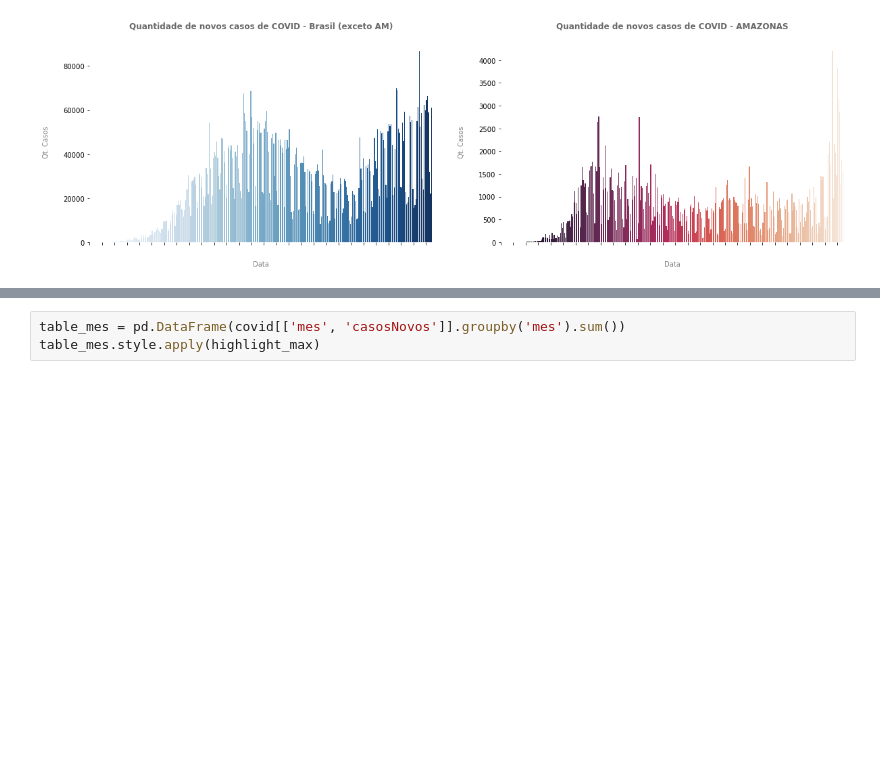
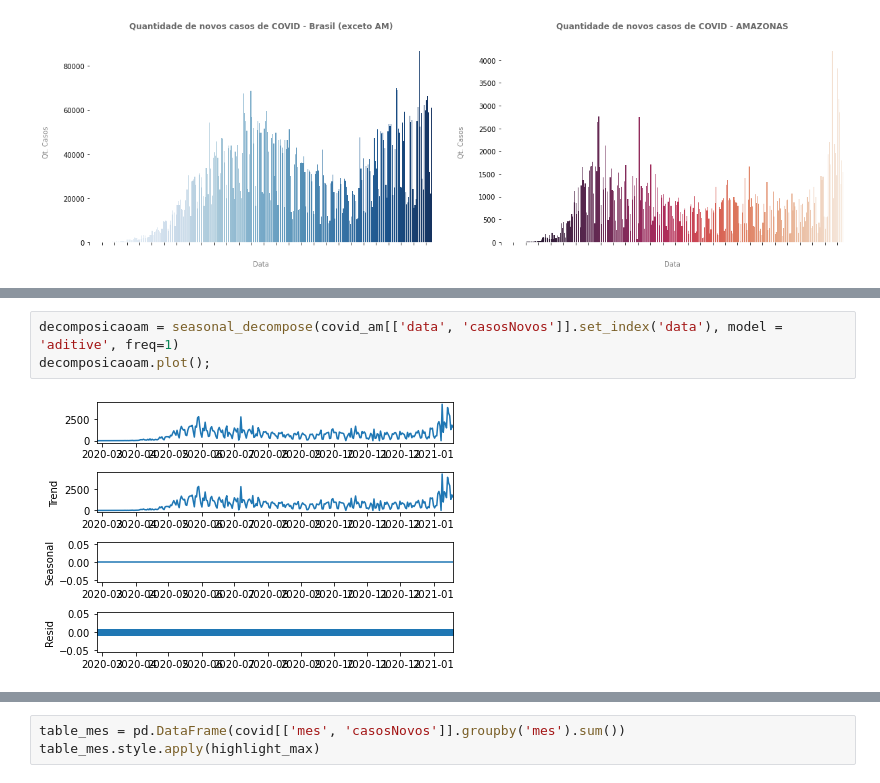
Before and after one commit to daianeklein/bootcamp-Alura, a Jupyter notebook: Desafio-Modulo4.ipynb, the cells around one changed output, grey strips where cells are left out. Cells and saved outputs as stored; diff of their text form; blank space fills up the shorter version.

```diff
--- a/Desafio-Modulo4.ipynb
+++ b/Desafio-Modulo4.ipynb
@@ -894,0 +918,5 @@ for m in periodos:
+# %%
+decomposicaoam = seasonal_decompose(covid_am[['data', 'casosNovos']].set_index('data'), model = 'aditive', freq=1)
+decomposicaoam.plot();
+# %% [output]
+[figure, added]
```
Also changed, not shown: parts of 11 cells of this notebook.
